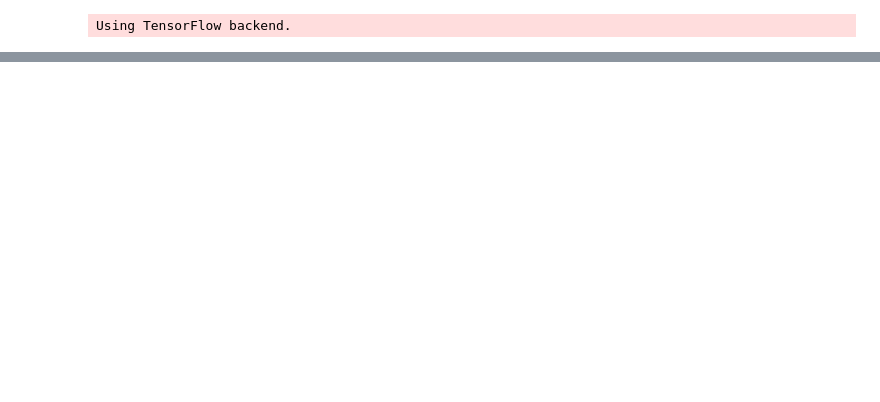
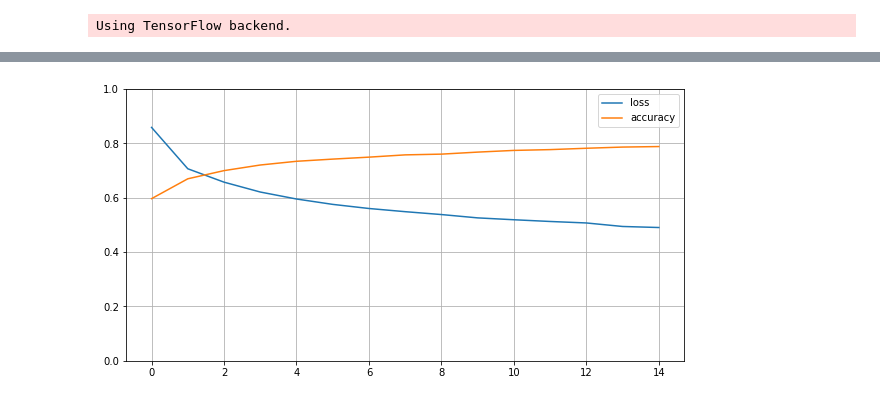
Before and after one commit to abhid2001/Accent-Classification, a Jupyter notebook: TestingModel.ipynb, the cells around one changed output, grey strips where cells are left out. Drawn from its saved outputs; the diff is of its cells as text; code cells hidden in the pictures; blank space fills up the shorter version.

```diff
--- a/TestingModel.ipynb
+++ b/TestingModel.ipynb
@@ -67,19 +65,16 @@ def make_segments(mfccs, labels):
 # %% [output]
 Using TensorFlow backend.
 # %%
-df = pd.read_csv('Data/three_languages.csv')
+df = pd.read_csv('Data/3_lang.csv')
 X_train, X_test, y_train, y_test = split_people(df)
 
-    # Count of the training and testing samples
+# Count of the training and testing samples
 train_count = Counter(y_train)
 test_count = Counter(y_test)
 
-    # Gives 0.47440273037542663
-acc_to_beat = test_count.most_common(
-        1)[0][1] / float(np.sum(list(test_count.values())))
-    # print(acc_to_beat)
+acc_to_beat = test_count.most_common(1)[0][1] / float(np.sum(list(test_count.values())))
 
-    # Converting to numerical categories
+# Converting to numerical categories
 y_train = to_categorical(y_train)
 y_test = to_categorical(y_test)
 print("Loading .wav files!!!")
@@ -225,0 +319,9 @@ Epoch 15/15
+# %%
+keys = ['loss', 'accuracy']
+
+pd.DataFrame({key: model.history.history[key] for key in keys}).plot(figsize = (10,5))
+plt.grid(True)
+plt.gca().set_ylim(0,1)
+plt.show()
+# %% [output]
+[figure, added]
```
Also changed, not shown: parts of 15 cells of this notebook, 10 other files.
